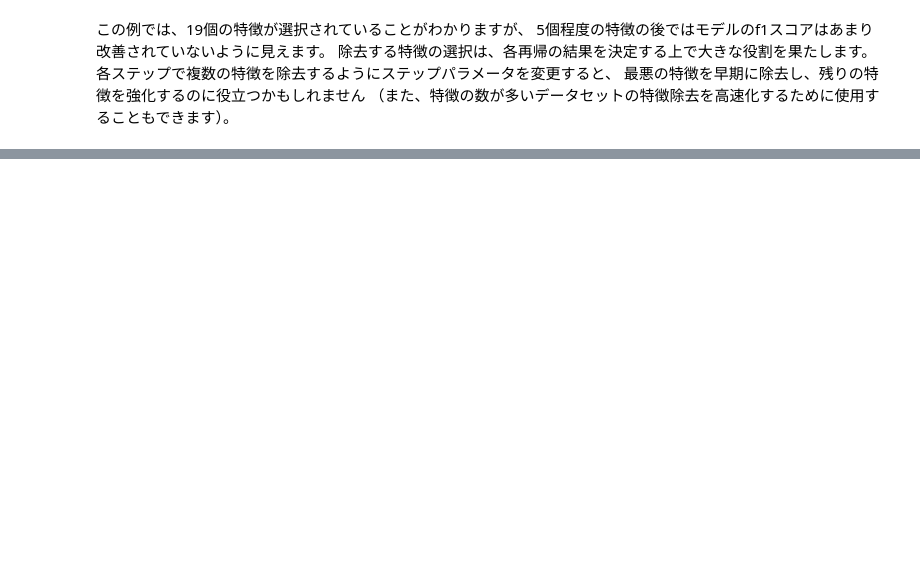
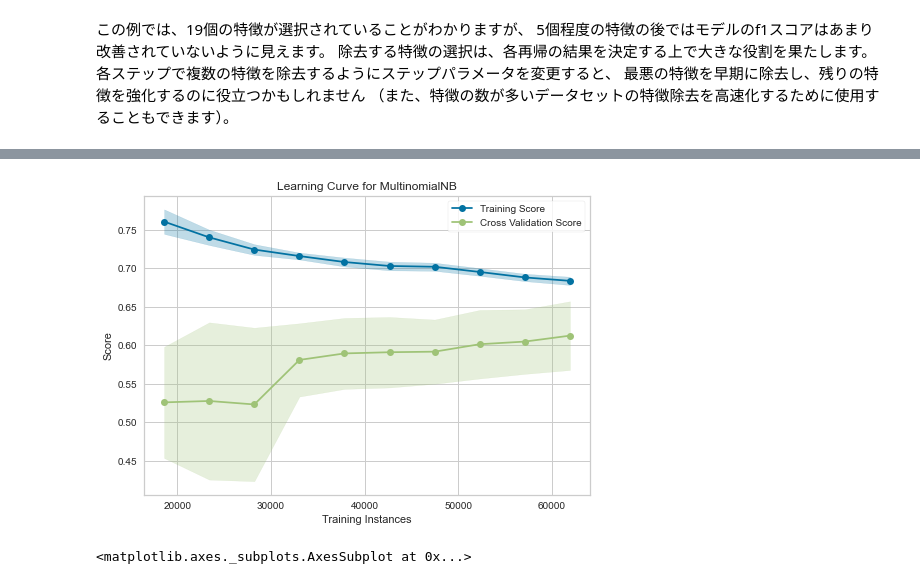
Before and after one commit to ism-k/DataScience1, a Jupyter notebook: excercise_5_rfe.ipynb, the cells around one changed output, grey strips where cells are left out. Drawn from its saved outputs; the diff is of its cells as text; code cells hidden in the pictures; blank space fills up the shorter version.

```diff
--- a/excercise_5_rfe.ipynb
+++ b/excercise_5_rfe.ipynb
@@ -70,0 +127,32 @@ visualizer.show()           # Finalize and render the figure
+# %%
+import numpy as np
+
+from sklearn.model_selection import StratifiedKFold
+from sklearn.naive_bayes import MultinomialNB
+from sklearn.preprocessing import OneHotEncoder, LabelEncoder
+
+from yellowbrick.datasets import load_game
+from yellowbrick.model_selection import LearningCurve
+
+# Load a classification dataset
+X, y = load_game()
+
+# Encode the categorical data
+X = OneHotEncoder().fit_transform(X)
+y = LabelEncoder().fit_transform(y)
+
+# Create the learning curve visualizer
+cv = StratifiedKFold(n_splits=12)
+sizes = np.linspace(0.3, 1.0, 10)
+
+# Instantiate the classification model and visualizer
+model = MultinomialNB()
+visualizer = LearningCurve(
+    model, cv=cv, scoring='f1_weighted', train_sizes=sizes, n_jobs=4
+)
+
+visualizer.fit(X, y)        # Fit the data to the visualizer
+visualizer.show()           # Finalize and render the figure
+# %% [output]
+[figure, added]
+<matplotlib.axes._subplots.AxesSubplot at 0x...>
```
Also changed, not shown: parts of 19 cells of this notebook, 9 other files.
